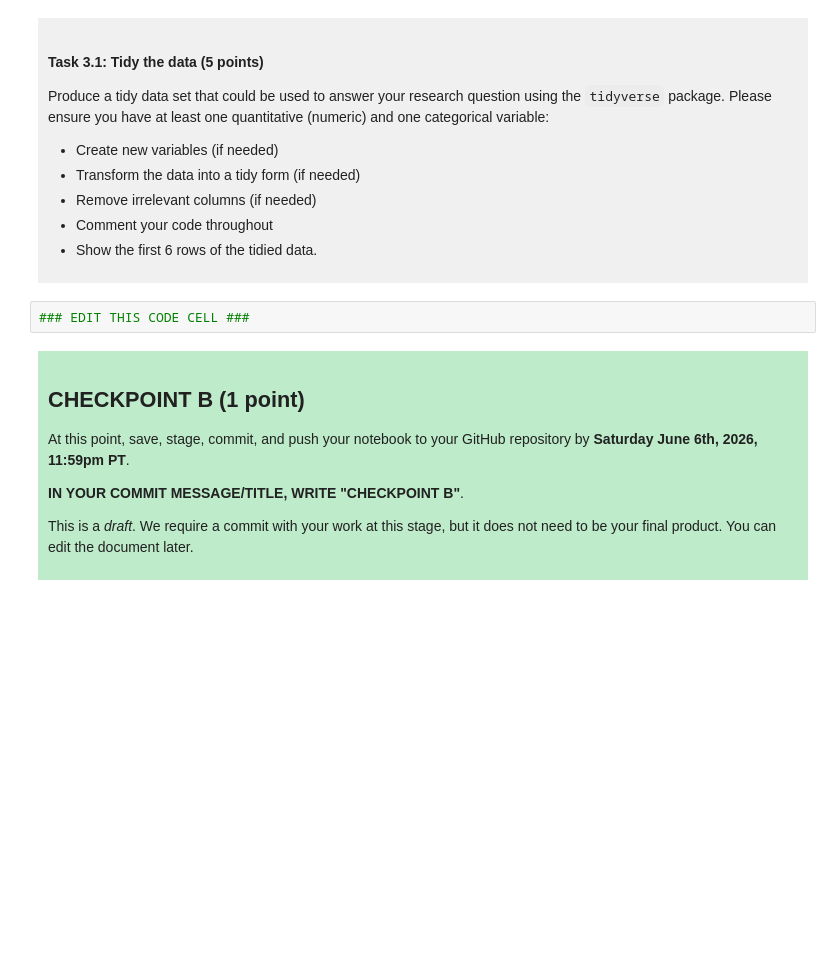
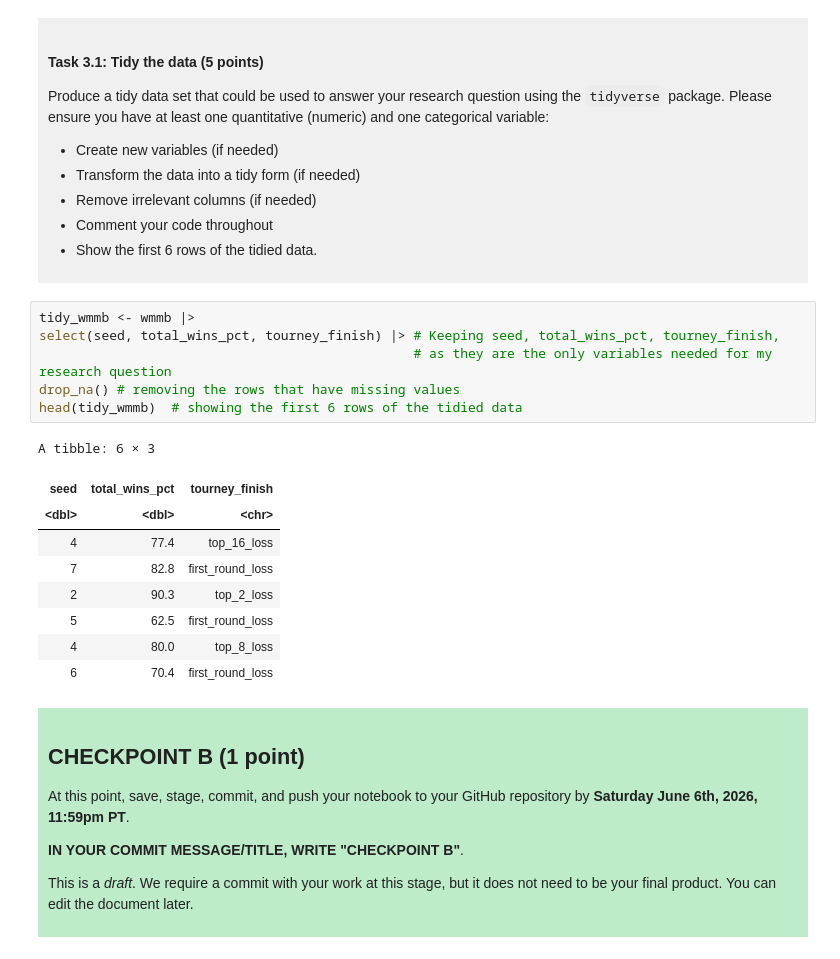
Before and after one commit to baratisadra/Tournament-finish-prediction, a Jupyter notebook: dsci-100-project-notebook.ipynb, the cells around one changed output. Drawn from its saved outputs; the diff is of its cells as text; blank space fills up the shorter version.

```diff
--- a/dsci-100-project-notebook.ipynb
+++ b/dsci-100-project-notebook.ipynb
@@ -186,7 +218,21 @@ Produce a tidy data set that could be used to answer your research question usin
 
 </div>
 # %%
-### EDIT THIS CODE CELL ###
+tidy_wmmb <- wmmb |>
+select(seed, total_wins_pct, tourney_finish) |> # Keeping seed, total_wins_pct, tourney_finish,
+                                                # as they are the only variables needed for my research question
+drop_na() # removing the rows that have missing values
+head(tidy_wmmb)  # showing the first 6 rows of the tidied data
+# %% [output]
+A tibble: 6 × 3
+| seed | total_wins_pct | tourney_finish |
+| <dbl> | <dbl> | <chr> |
+| 4 | 77.4 | top_16_loss |
+| 7 | 82.8 | first_round_loss |
+| 2 | 90.3 | top_2_loss |
+| 5 | 62.5 | first_round_loss |
+| 4 | 80.0 | top_8_loss |
+| 6 | 70.4 | first_round_loss |
 # %% [markdown]
 <div style="background-color: #beebca; padding: 10px;">
 
```
Also changed, not shown: parts of 5 cells of this notebook.
